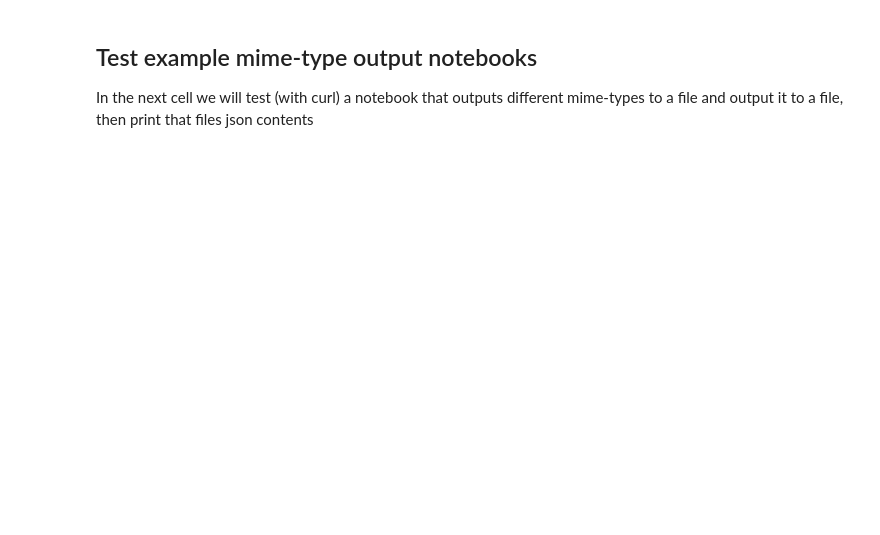
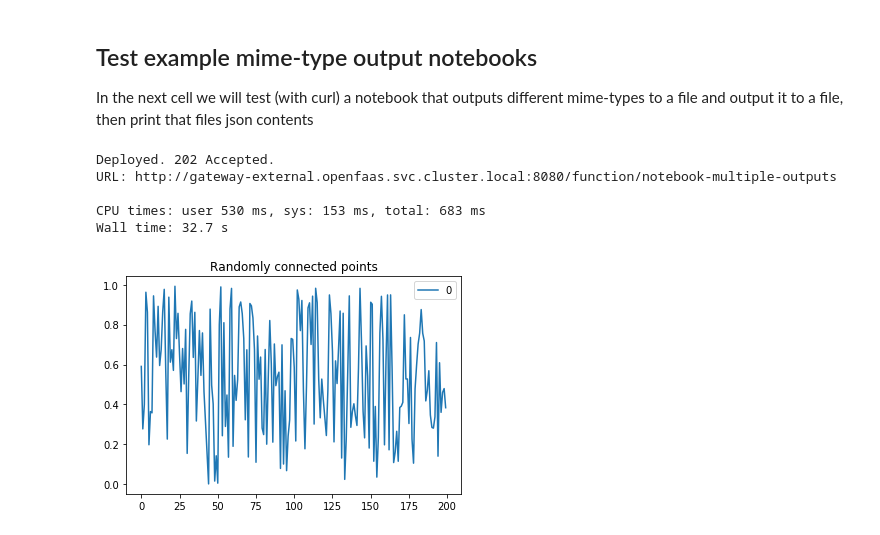
Before and after one commit to cmrfrd/serverless_notebooks, a Jupyter notebook: notebooks/deploy_notebook_function.ipynb, the cells around one changed output. Cells and saved outputs as stored; diff of their text form; code cells hidden in the pictures; blank space fills up the shorter version.

Commit message:
Update notebook with example mimetype selection outputs from a curl request accept headers

```diff
--- a/notebooks/deploy_notebook_function.ipynb
+++ b/notebooks/deploy_notebook_function.ipynb
@@ -85,0 +81,27 @@ cat /tmp/notebook-multiple-outputs
+# %%
+%%time
+deploy_notebook("./notebook_multiple_outputs.ipynb")
+# %% [output]
+Deployed. 202 Accepted.
+URL: http://gateway-external.openfaas.svc.cluster.local:8080/function/notebook-multiple-outputs
+
+CPU times: user 530 ms, sys: 153 ms, total: 683 ms
+Wall time: 32.7 s
+# %%
+%%time
+
+## Get a new plot updating the number of points we want
+!curl -s -o /tmp/notebook-multiple-outputs \
+      --data '{"NUM_POINTS":200}' \
+      -H "Content-Type: application/json" \
+      -H "Accept: image/png" \
+      $OPENFAAS_URL/function/notebook-multiple-outputs
+
+## Decode the b64 plot to a png
+!cat /tmp/notebook-multiple-outputs | base64 -d > ./decoded.png
+
+## Display the decoded image
+from IPython.display import display, Image
+display(Image(filename='./decoded.png'))
+# %% [output]
+[figure, added]
```
Also changed, not shown: parts of 7 cells of this notebook, 1 other file.
